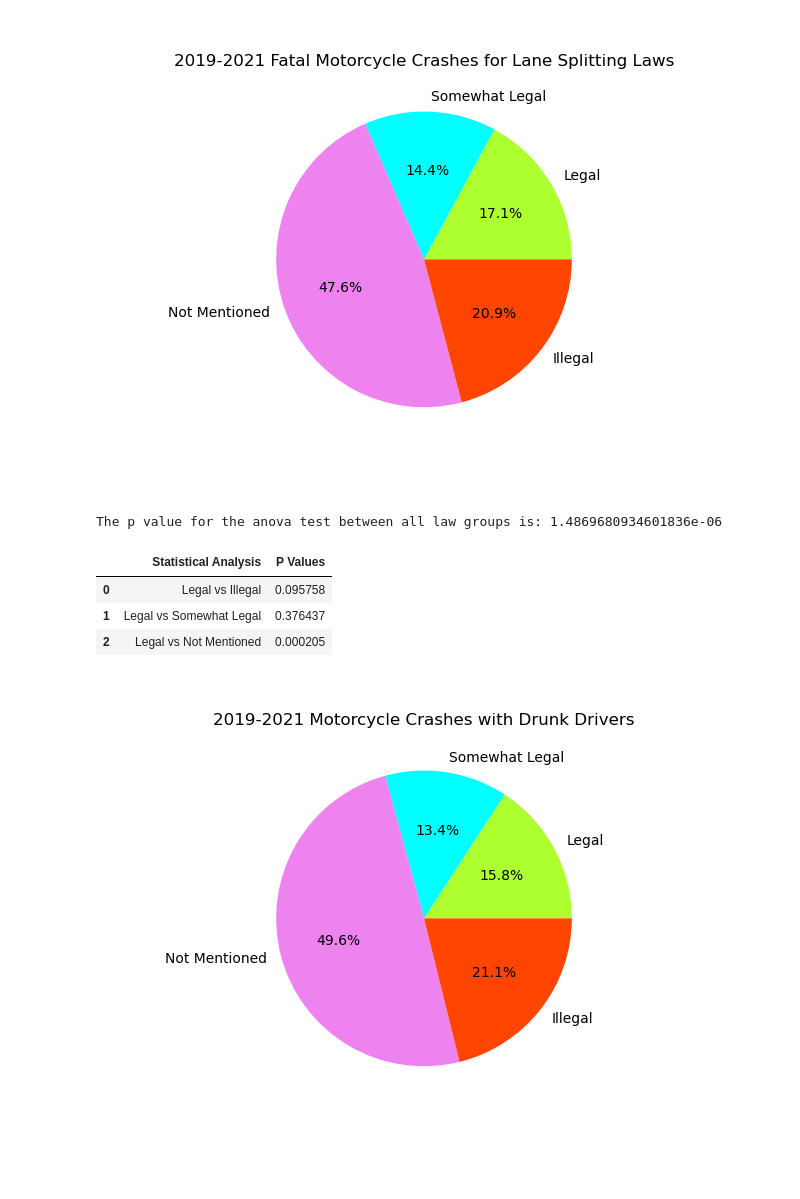
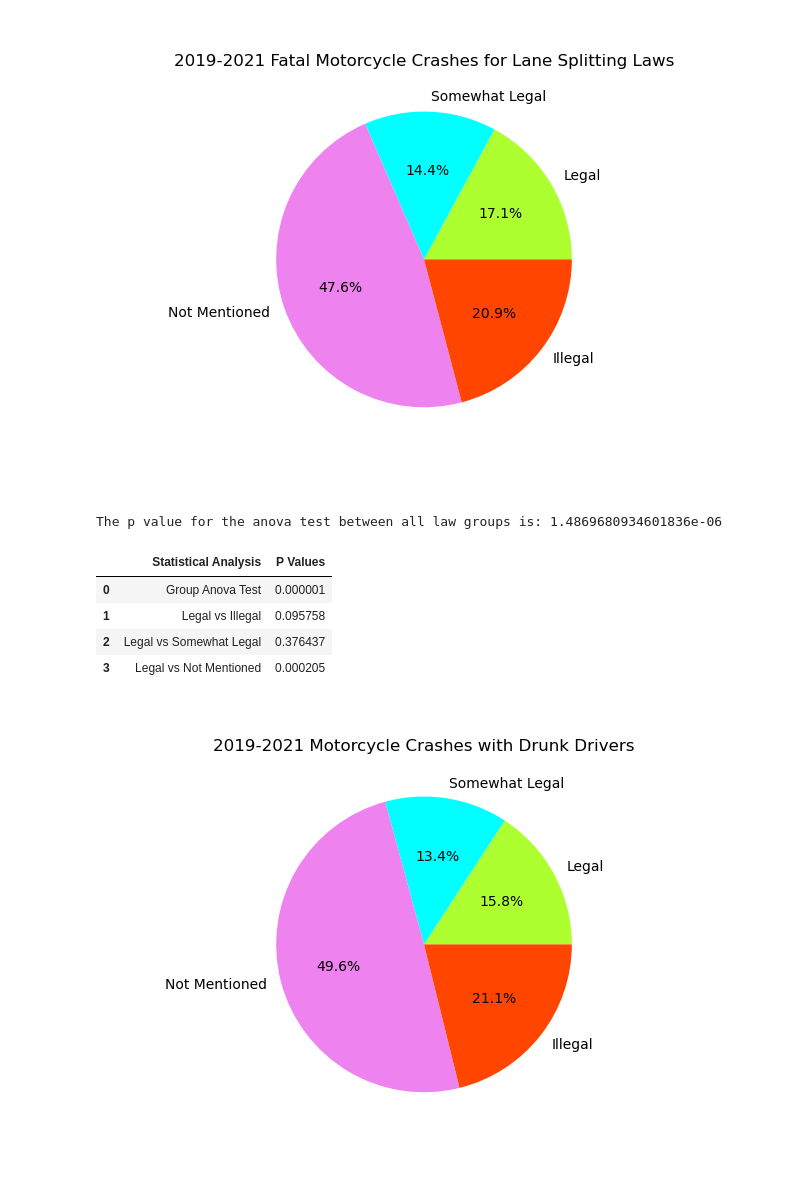
Before and after one commit to CalvinPedigo/Data-Analyst-Project-1, a Jupyter notebook: Notebook_structor.ipynb, the cells around one changed output. Drawn from its saved outputs; the diff is of its cells as text; code cells hidden in the pictures.

```diff
--- a/Notebook_structor.ipynb
+++ b/Notebook_structor.ipynb
@@ -487,34 +492,35 @@ plt.savefig("Output/all_deaths.png")
 # %%
 # statistical testing (Jack)
 
 
 group1 = [legal_per_reg_2019, legal_per_reg_2020,legal_per_reg_2021]
 group2= [somewhat_legal_per_reg_2019, somewhat_legal_per_reg_2020,somewhat_legal_per_reg_2021]
 group3 = [not_mentioned_per_reg_2019, not_mentioned_per_reg_2020,not_mentioned_per_reg_2021]
 group4 = [illegal_per_reg_2019, illegal_per_reg_2020,illegal_per_reg_2021]
 
 group_anova = st.f_oneway(group1,group2,group3,group4)
 legal_vs_illegal = st.ttest_ind(group1,group4,equal_var=False)
 legal_vs_somewhat_legal = st.ttest_ind(group1,group2,equal_var=False)
 legal_vs_not_mentioned = st.ttest_ind(group1,group3,equal_var=False)
 
 print(f"The p value for the anova test between all law groups is: {group_anova[1]}")
 
 
-stat_data = {"Statistical Analysis": ["Legal vs Illegal", "Legal vs Somewhat Legal", "Legal vs Not Mentioned"],
-             "P Values": [legal_vs_illegal[1],legal_vs_somewhat_legal[1], legal_vs_not_mentioned[1]]}
+stat_data = {"Statistical Analysis": ["Group Anova Test","Legal vs Illegal", "Legal vs Somewhat Legal", "Legal vs Not Mentioned"],
+             "P Values": [group_anova[1], legal_vs_illegal[1],legal_vs_somewhat_legal[1], legal_vs_not_mentioned[1]]}
 
 stat_df = pd.DataFrame(stat_data)
 
 
 
 stat_df.to_csv("Output/stats.csv", index = False)
 
 stat_df
 # %% [output]
 The p value for the anova test between all law groups is: 1.4869680934601836e-06
 |  | Statistical Analysis | P Values |
-| 0 | Legal vs Illegal | 0.095758 |
-| 1 | Legal vs Somewhat Legal | 0.376437 |
-| 2 | Legal vs Not Mentioned | 0.000205 |
+| 0 | Group Anova Test | 0.000001 |
+| 1 | Legal vs Illegal | 0.095758 |
+| 2 | Legal vs Somewhat Legal | 0.376437 |
+| 3 | Legal vs Not Mentioned | 0.000205 |
 # %%
```
Also changed, not shown: parts of 5 cells of this notebook, 2 other files.
